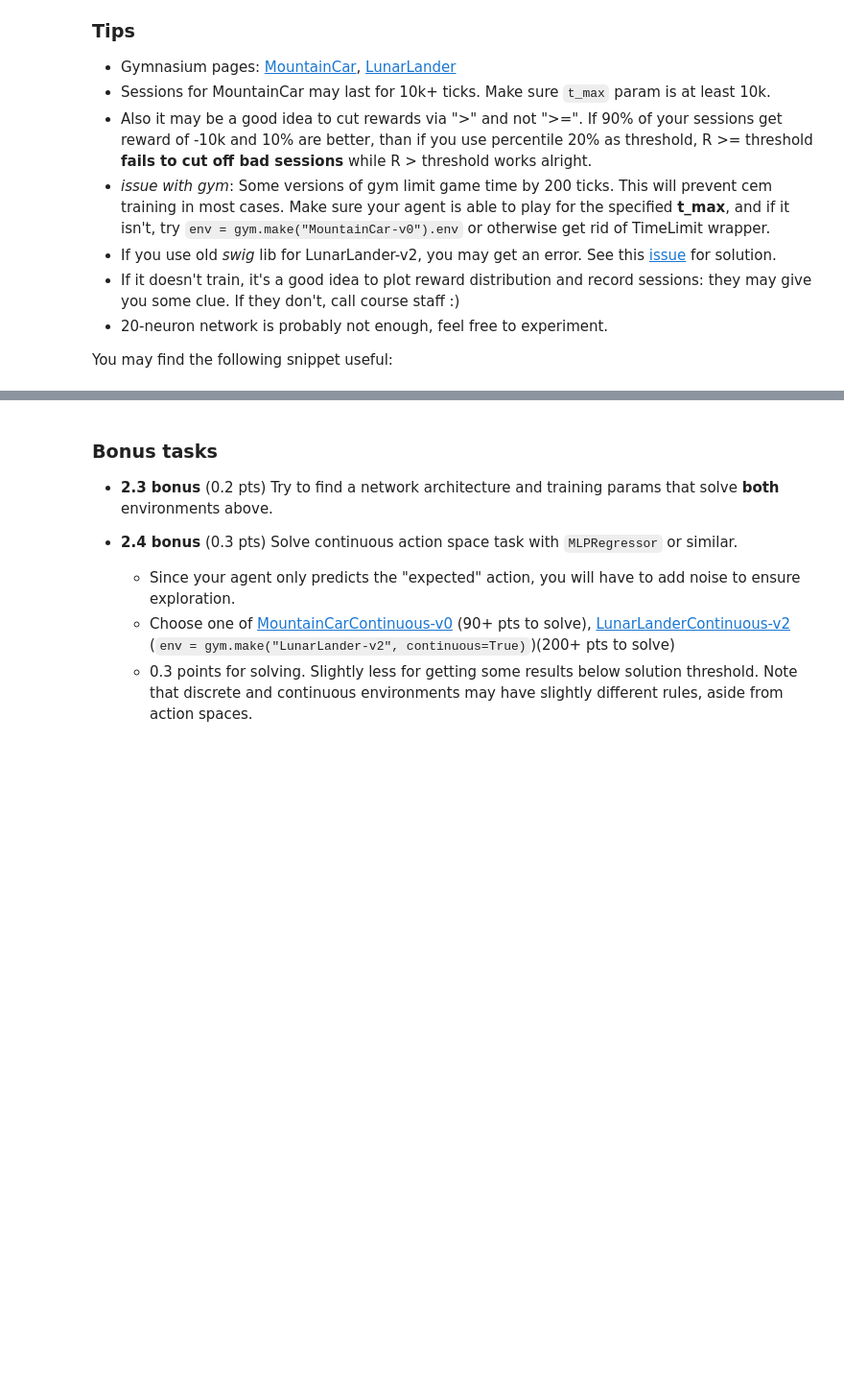
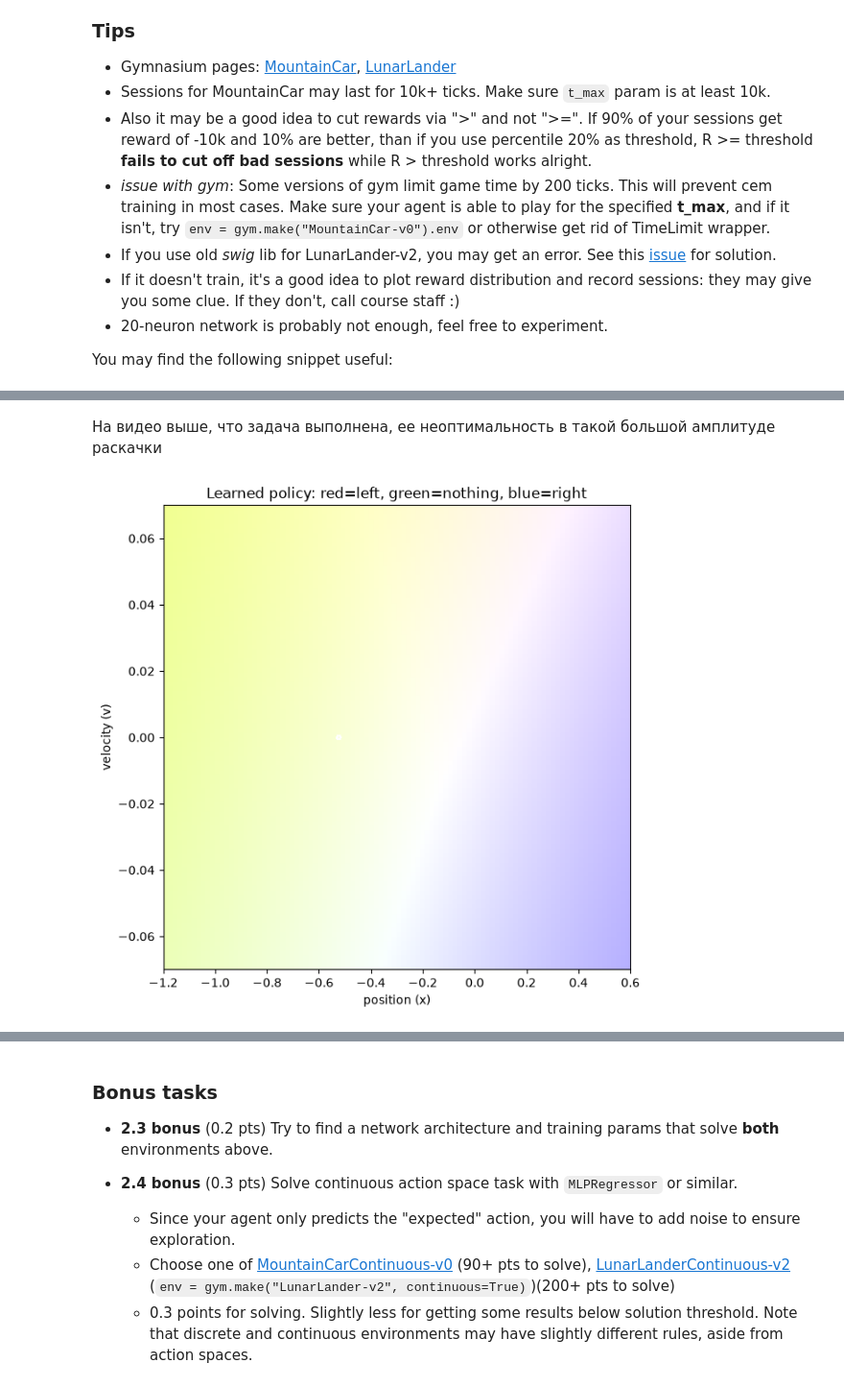
Before and after one commit to BogdanLiutikov/SB-RL-2026, a Jupyter notebook: homeworks/01-deep-crossentropy.ipynb, the cells around one changed output, grey strips where cells are left out. Shown at 96% size. Saved outputs shown, nothing was run; the diff lists cells and outputs as text; code cells hidden in the pictures; blank space fills up the shorter version.

```diff
--- a/homeworks/01-deep-crossentropy.ipynb
+++ b/homeworks/01-deep-crossentropy.ipynb
@@ -619,0 +932,3 @@ You may find the following snippet useful:
+# %%
+agent, log = train_deep_cem(n_sessions=400, percentile=85, n_iterations=50)
+print(evaluate(agent))
@@ -620,44 +996,35 @@ You may find the following snippet useful:
+# %% [markdown]
+На видео выше, что задача выполнена, ее неоптимальность в такой большой амплитуде раскачки
 # %%
 def visualize_mountain_car(env, agent):
-    # Compute policy for all possible x and v (with discretization)
-    xs = np.linspace(env.min_position, env.max_position, 100)
-    vs = np.linspace(-env.max_speed, env.max_speed, 100)
+    core = env.unwrapped
+    xs = np.linspace(core.min_position, core.max_position, 100)
+    vs = np.linspace(-core.max_speed, core.max_speed, 100)
 
     grid = np.dstack(np.meshgrid(xs, vs[::-1])).transpose(1, 0, 2)
     grid_flat = grid.reshape(len(xs) * len(vs), 2)
-    probs = (
-        agent.predict_proba(grid_flat).reshape(len(xs), len(vs), 3).transpose(1, 0, 2)
-    )
+    probs = agent.predict_proba(norm_obs(grid_flat))
+    probs = probs.reshape(len(xs), len(vs), 3).transpose(1, 0, 2)
+    probs = probs / probs.max(axis=-1, keepdims=True)
 
-    # # The above code is equivalent to the following:
-    # probs = np.empty((len(vs), len(xs), 3))
-    # for i, v in enumerate(vs[::-1]):
-    #     for j, x in enumerate(xs):
-    #         probs[i, j, :] = agent.predict_proba([[x, v]])[0]
-
-    # Draw policy
     f, ax = plt.subplots(figsize=(7, 7))
-    ax.imshow(
-        probs,
-        extent=(env.min_position, env.max_position, -env.max_speed, env.max_speed),
-        aspect="auto",
-    )
+    ax.imshow(probs, extent=(core.min_position, core.max_position,
+                             -core.max_speed, core.max_speed), aspect="auto")
     ax.set_title("Learned policy: red=left, green=nothing, blue=right")
     ax.set_xlabel("position (x)")
     ax.set_ylabel("velocity (v)")
 
-    # Sample a trajectory and draw it
-    states, actions, _ = generate_session(env, agent)
-    states = np.array(states)
-    ax.plot(states[:, 0], states[:, 1], color="white")
+    b = rollout_batch([env], agent, t_max=10_000, greedy=True)
+    states  = b["S"][0]
+    actions = b["A"][0]
+    ax.plot(states[:, 0], states[:, 1], color="white", lw=1)
 
-    # Draw every 3rd action from the trajectory
     for (x, v), a in zip(states[::3], actions[::3]):
-        if a == 0:
-            plt.arrow(x, v, -0.1, 0, color="white", head_length=0.02)
-        elif a == 2:
-            plt.arrow(x, v, 0.1, 0, color="white", head_length=0.02)
+        if a in (0, 2):
+            ax.arrow(x, v, -0.1 if a == 0 else 0.1, 0,
+                     color="white", head_length=0.02)
 
-
-with gym.make("MountainCar-v0", render_mode="rgb_arrary").env as env:
-    visualize_mountain_car(env, agent)
+with gym.make("MountainCar-v0").env as env:
+    visualize_mountain_car(env, make_agent())
+# %% [output]
+[figure, added]
```
Also changed, not shown: parts of 52 cells of this notebook.
